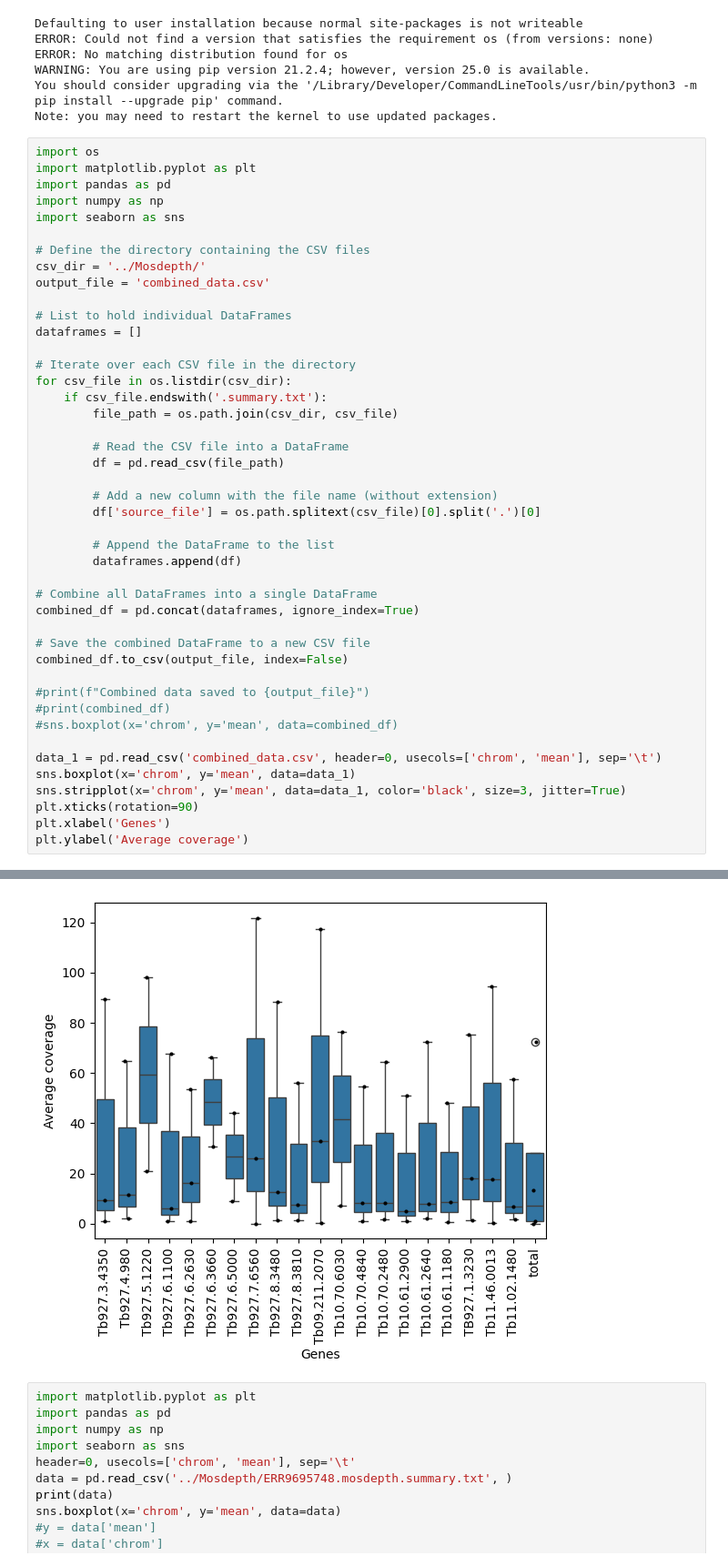
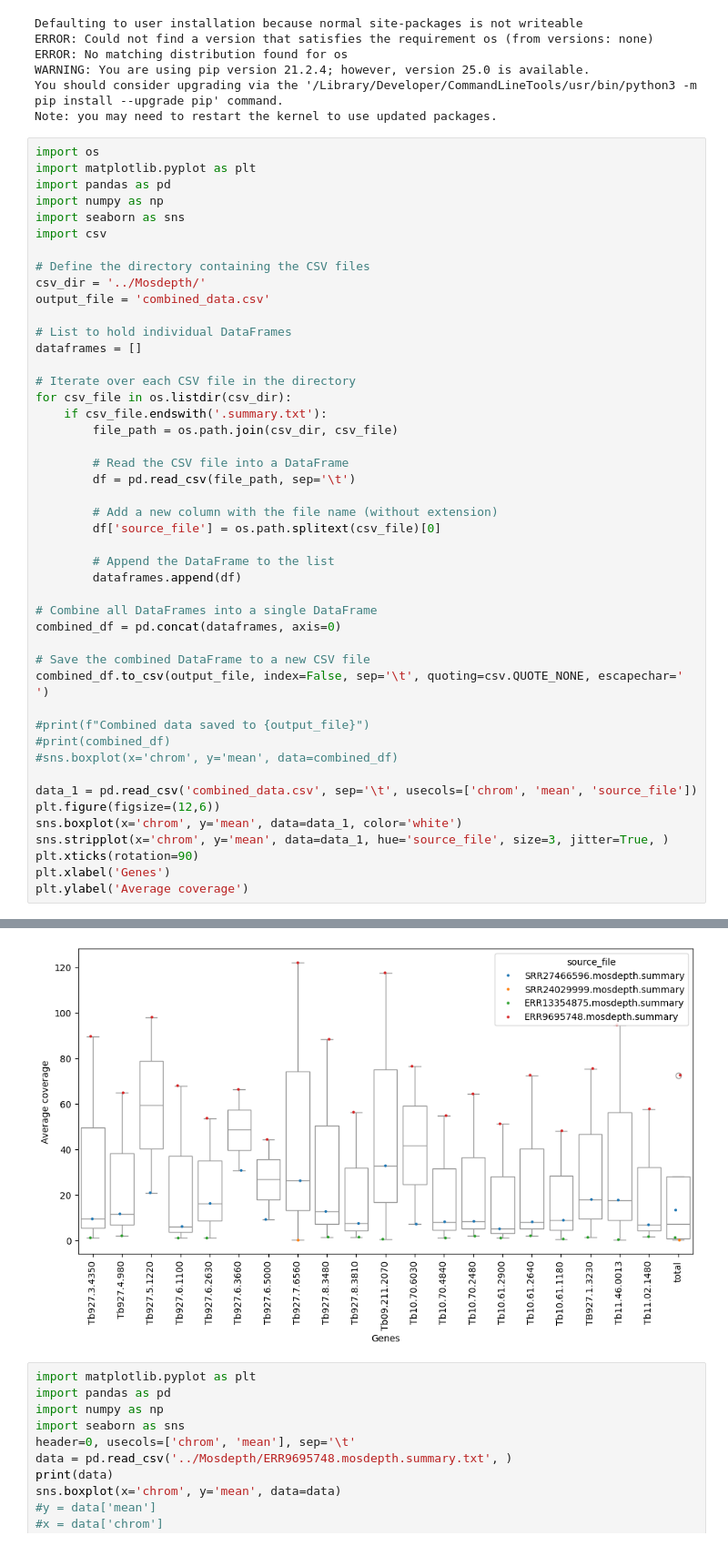
Before and after one commit to goldrieve/monotrac-nf, a Jupyter notebook: plotting.ipynb, the cells around one changed output, grey strips where cells are left out. Shown at 91% size. Drawn from its saved outputs; the diff is of its cells as text.

```diff
--- a/plotting.ipynb
+++ b/plotting.ipynb
@@ -54,47 +54,49 @@ import matplotlib.pyplot as plt
 import pandas as pd
 import numpy as np
 import seaborn as sns
+import csv
 
 # Define the directory containing the CSV files
 csv_dir = '../Mosdepth/'
 output_file = 'combined_data.csv'
 
 # List to hold individual DataFrames
 dataframes = []
 
 # Iterate over each CSV file in the directory
 for csv_file in os.listdir(csv_dir):
     if csv_file.endswith('.summary.txt'):
         file_path = os.path.join(csv_dir, csv_file)
 
         # Read the CSV file into a DataFrame
-        df = pd.read_csv(file_path)
+        df = pd.read_csv(file_path, sep='\t')
 
         # Add a new column with the file name (without extension)
-        df['source_file'] = os.path.splitext(csv_file)[0].split('.')[0]
+        df['source_file'] = os.path.splitext(csv_file)[0]
 
         # Append the DataFrame to the list
         dataframes.append(df)
 
 # Combine all DataFrames into a single DataFrame
-combined_df = pd.concat(dataframes, ignore_index=True)
+combined_df = pd.concat(dataframes, axis=0)
 
 # Save the combined DataFrame to a new CSV file
-combined_df.to_csv(output_file, index=False)
+combined_df.to_csv(output_file, index=False, sep='\t', quoting=csv.QUOTE_NONE, escapechar=' ')
 
 #print(f"Combined data saved to {output_file}")
 #print(combined_df)
 #sns.boxplot(x='chrom', y='mean', data=combined_df)
 
-data_1 = pd.read_csv('combined_data.csv', header=0, usecols=['chrom', 'mean'], sep='\t')
-sns.boxplot(x='chrom', y='mean', data=data_1)
-sns.stripplot(x='chrom', y='mean', data=data_1, color='black', size=3, jitter=True)
+data_1 = pd.read_csv('combined_data.csv', sep='\t', usecols=['chrom', 'mean', 'source_file'])
+plt.figure(figsize=(12,6))
+sns.boxplot(x='chrom', y='mean', data=data_1, color='white')
+sns.stripplot(x='chrom', y='mean', data=data_1, hue='source_file', size=3, jitter=True, )
 plt.xticks(rotation=90)
 plt.xlabel('Genes')
 plt.ylabel('Average coverage')
 # %% [output]
 Text(0, 0.5, 'Average coverage')
-[figure, old version]
+[figure, new version]
 # %%
 import matplotlib.pyplot as plt
 import pandas as pd
```
